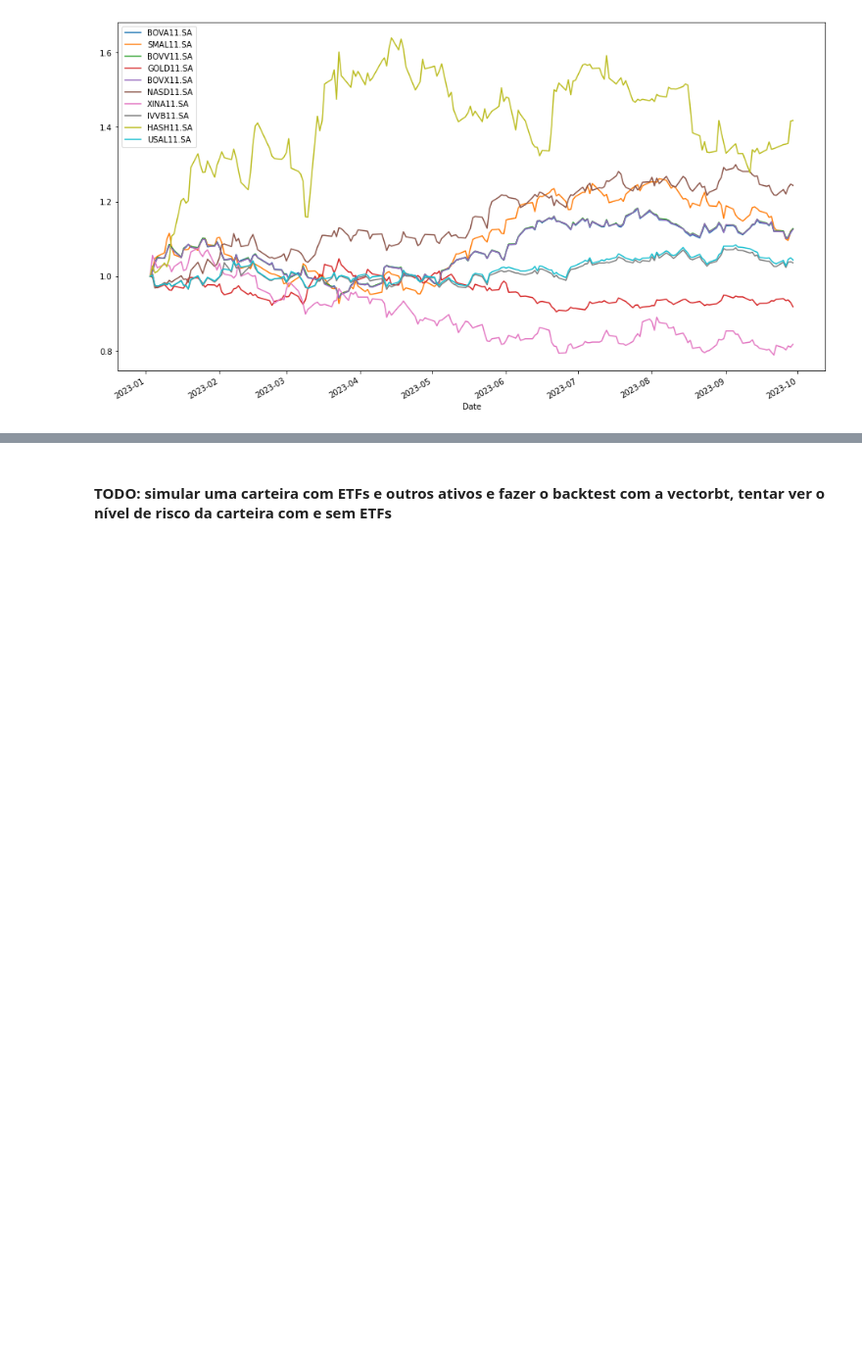
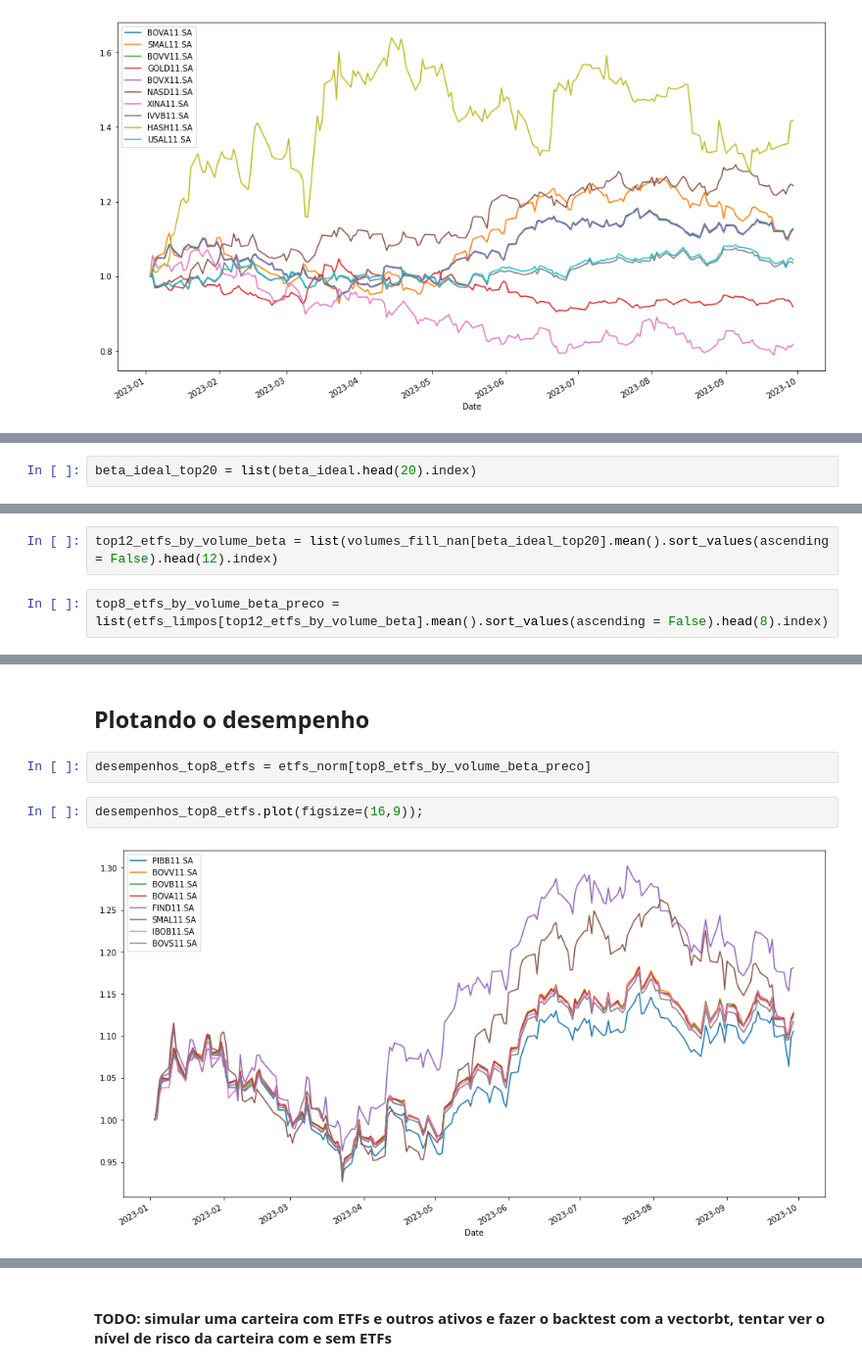
Before and after one commit to alanceloth/PortfolioDS, a Jupyter notebook: Analisando ETFs/analise_etf.ipynb, the cells around one changed output, grey strips where cells are left out. Shown at 98% size. Cells and saved outputs as stored; diff of their text form; blank space fills up the shorter version.

```diff
--- a/Analisando ETFs/analise_etf.ipynb
+++ b/Analisando ETFs/analise_etf.ipynb
@@ -463,0 +876,2 @@ desempenhos_top10_etfs_volumes.plot(figsize=(16,9));
+# %%
+beta_ideal_top20 = list(beta_ideal.head(20).index)
@@ -463,0 +935,4 @@ desempenhos_top10_etfs_volumes.plot(figsize=(16,9));
+# %%
+top12_etfs_by_volume_beta = list(volumes_fill_nan[beta_ideal_top20].mean().sort_values(ascending = False).head(12).index)
+# %%
+top8_etfs_by_volume_beta_preco = list(etfs_limpos[top12_etfs_by_volume_beta].mean().sort_values(ascending = False).head(8).index)
@@ -463,0 +950,8 @@ desempenhos_top10_etfs_volumes.plot(figsize=(16,9));
+# %% [markdown]
+## Plotando o desempenho
+# %%
+desempenhos_top8_etfs = etfs_norm[top8_etfs_by_volume_beta_preco]
+# %%
+desempenhos_top8_etfs.plot(figsize=(16,9));
+# %% [output]
+[figure, added]
```
Also changed, not shown: parts of 92 cells of this notebook, 2 other files.
